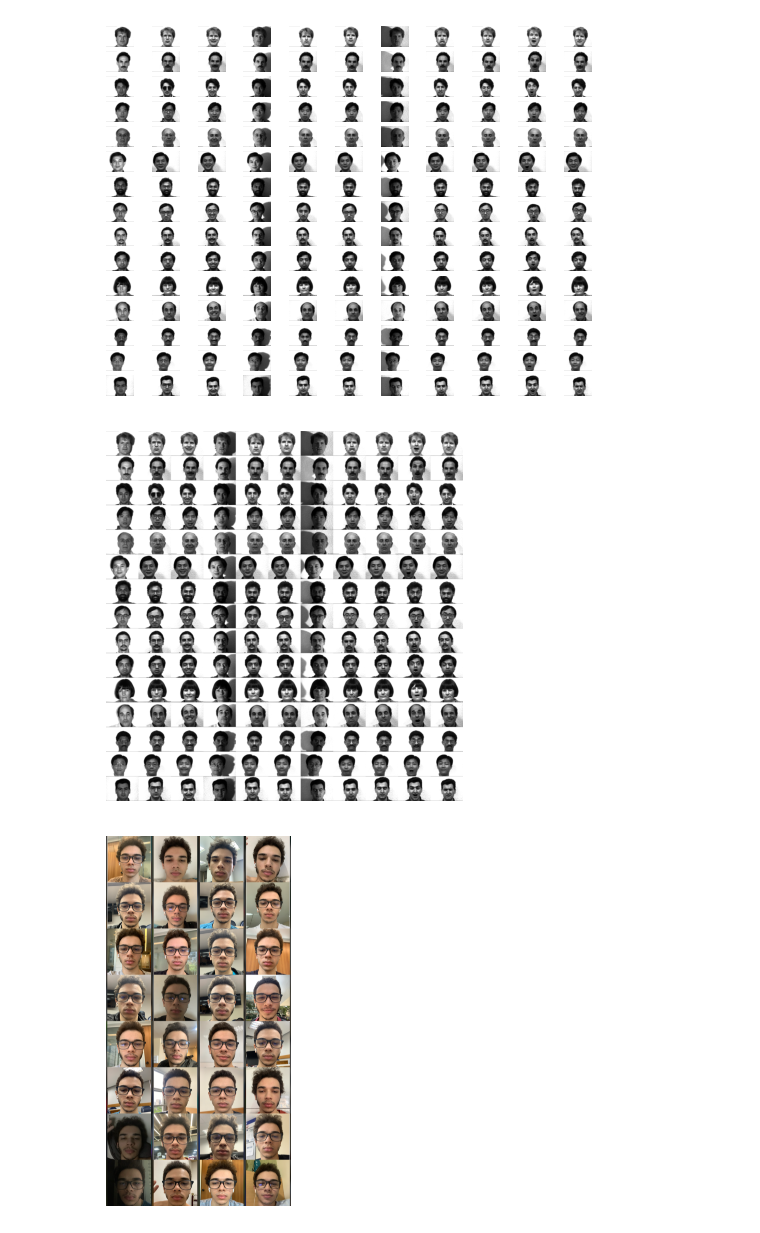
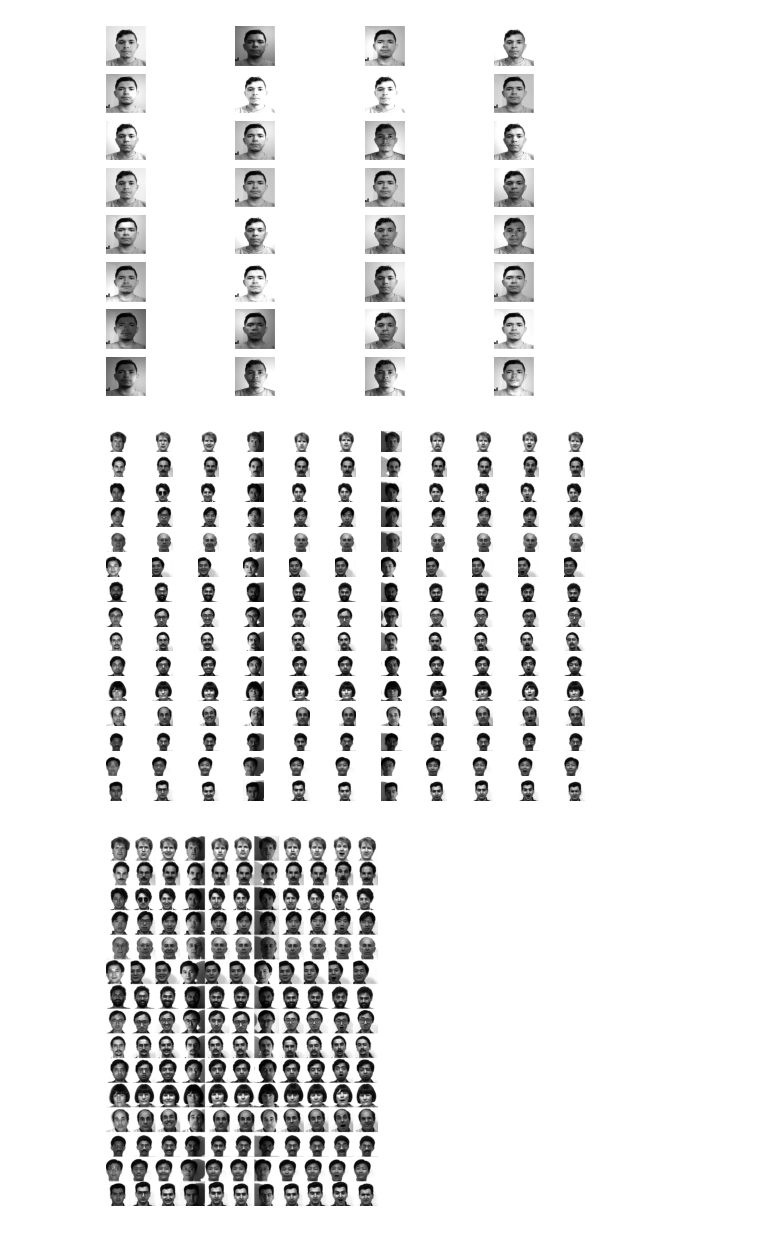
Before and after one commit to GeorgeRV/Eigenfaces, a Jupyter notebook: Eigenfaces.ipynb, the cells around one changed output. Drawn from its saved outputs; the diff is of its cells as text; code cells hidden in the pictures.

Commit message:
Adicione foto, organize e comente o código

```diff
--- a/Eigenfaces.ipynb
+++ b/Eigenfaces.ipynb
@@ -5,3 +5,7 @@ import scipy.io
 import os
 import cv2
 from PIL import Image
+# %%
+def resize_img(imagem, redimen):
+    resize_imagem = cv2.resize(imagem, dsize=(redimen, redimen), interpolation=cv2.INTER_LINEAR)
+    return np.array(resize_imagem)
@@ -8,9 +21,20 @@ from PIL import Image
 # %%
-def get_imagens(endereco, files, shape, cor = True, corte = (0,0)):
+def get_imagens(endereco, files, shape, cor = True, corte = (0,0), redimen = 0):
 
     num_photos = len(files)
 
     width,height = shape
+
+    if redimen != 0:
+        width,height = redimen, redimen
+        x1, y1 = corte
+        x2 = x1 + shape[0]
+        y2 = y1 + shape[1]
+    else:
+        x1, y1 = corte
+        x2 = x1 + width
+        y2 = y1 + height
+
 
     if cor:
         imagens = np.zeros((num_photos,width,height,3))
@@ -19,18 +43,19 @@ def get_imagens(endereco, files, shape, cor = True, corte = (0,0)):
 
     imagens = imagens.astype(np.uint8)
 
-    x1, y1 = corte
-    x2 = x1 + width
-    y2 = y1 + height
-
     for i, file in enumerate(files):
 
         imagem = Image.open(f'{endereco}\\{file}')
+        if not cor: imagem = imagem.convert('L')
         imagem_numpy = np.array(imagem)
+        imagem_numpy
 
-        imagem_numpy = imagem_numpy[x1:x2,y1:y2]    # Corte da imagem original
+        imagem_numpy = imagem_numpy[x1:x2,y1:y2]                # Corte da imagem original
 
-        imagens[i] = imagem_numpy                       # Adição da imagem i ao array
+        if redimen != 0: imagem_numpy = resize_img(imagem_numpy, redimen)   # Redimensionar as imagens
+
+
+        imagens[i] = imagem_numpy                               # Adição da imagem i ao array
 
     return imagens
 # %%
@@ -101,22 +149,25 @@ show_photos(imagens_0)
+# %%
+endereco = "fotos"
+lista_de_fotos = os.listdir(endereco)
+
+imagens_1 = get_imagens(endereco, lista_de_fotos, (775, 775), cor = False, redimen=240)
+
+show_photos(imagens_1)
+# %% [output]
+[figure, added]
 # %%
 endereco = ".\\archive"
 lista_de_fotos = os.listdir(endereco)
 
-imagens = get_imagens(endereco, lista_de_fotos[2:], (243,320), cor = False)
+imagens = get_imagens(endereco, lista_de_fotos[2:], (240,240), cor = False, corte = (2,52))
 
 show_photos(imagens)
 # %% [output]
-[figure, old version]
+[figure, new version]
 # %%
 foto = create_photo(imagens, 15, 11, cor = False)
 plt.axis('off')
 plt.imshow(foto, cmap="gray")
 plt.show()
-
-foto = create_photo(imagens_0, 8, 4)
-img = plt.imshow(foto)
-plt.axis('off')
-plt.show()
 # %% [output]
-[figure, old version]
+[figure, new version]
-[figure, removed]
```
Also changed, not shown: parts of 8 cells of this notebook, 1 other file.
